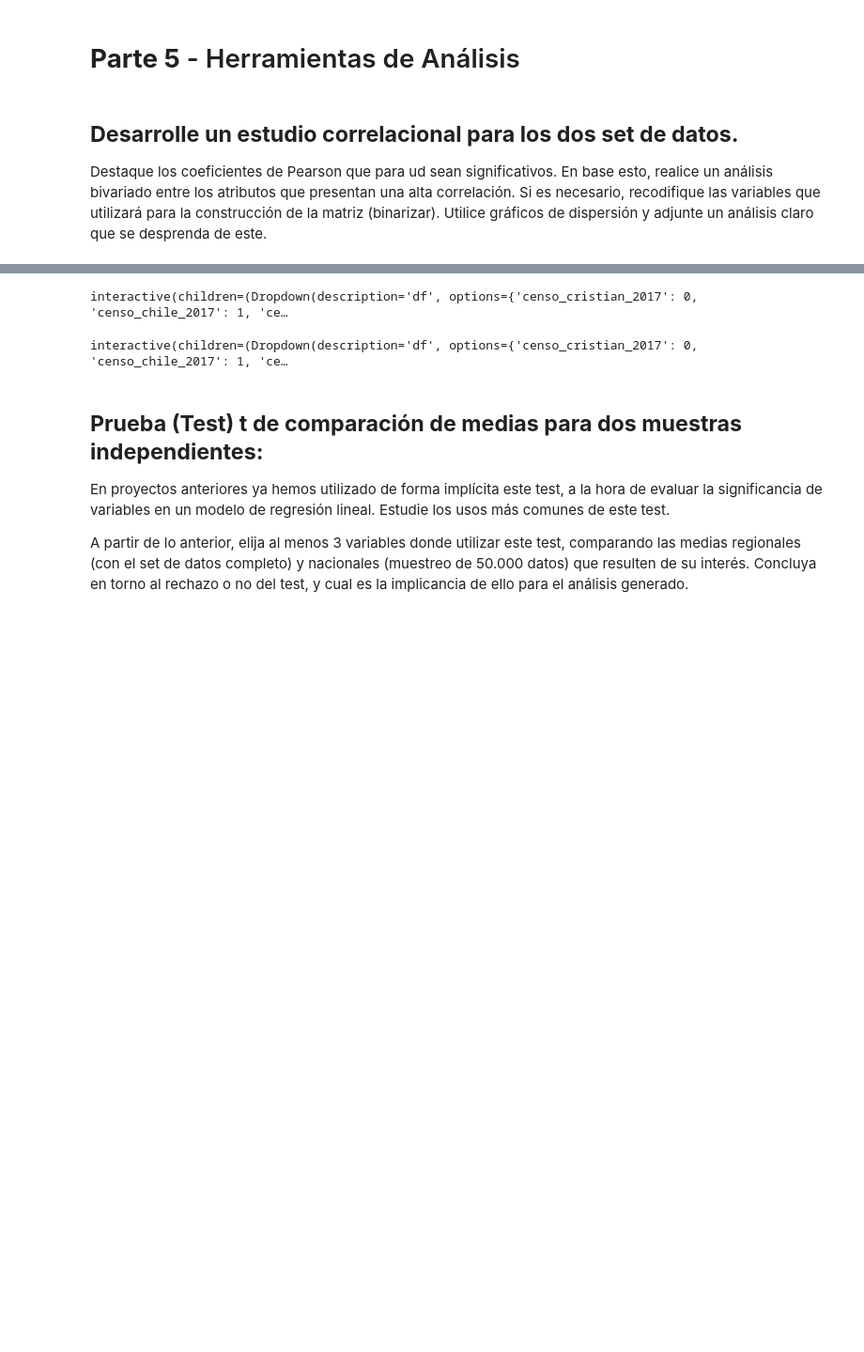
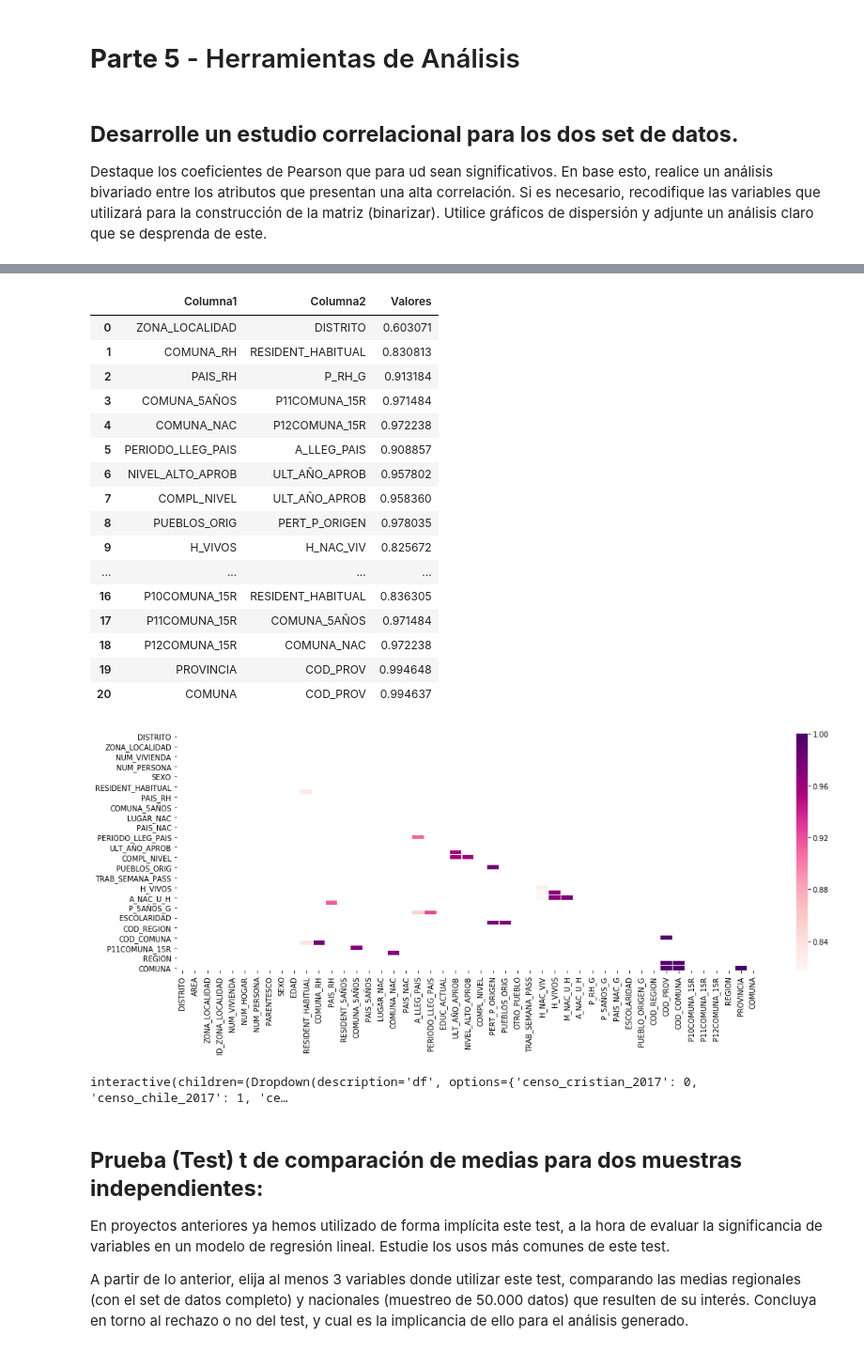
Before and after one commit to cpeschke/Proyectos, a Jupyter notebook: Proyecto 09/Proyecto Transformacion_de_Datos.ipynb, the cells around one changed output, grey strips where cells are left out. Shown at 94% size. Saved outputs shown, nothing was run; the diff lists cells and outputs as text; code cells hidden in the pictures; blank space fills up the shorter version.

```diff
--- a/Proyecto 09/Proyecto Transformacion_de_Datos.ipynb
+++ b/Proyecto 09/Proyecto Transformacion_de_Datos.ipynb
@@ -875,10 +878,28 @@ data=data.drop(droop,axis=0).reset_index(drop=True)
 # %%
 def listadf(df):
     lista=[censo_cristian_2017,censo_chile_2017,censo_11region]
     return graf_correlacion(lista[df]),display(correlacion_columnas(lista[df]));
-interact(listadf,df={'censo_cristian_2017':0, 'censo_chile_2017':1, 'censo_11region':2});
+# interact(listadf,df={'censo_cristian_2017':0, 'censo_chile_2017':1, 'censo_11region':2});
+listadf(0);
 # %% [output]
-interactive(children=(Dropdown(description='df', options={'censo_cristian_2017': 0, 'censo_chile_2017': 1, 'ce…
+|  | Columna1 | Columna2 | Valores |
+| 0 | ZONA_LOCALIDAD | DISTRITO | 0.603071 |
+| 1 | COMUNA_RH | RESIDENT_HABITUAL | 0.830813 |
+| 2 | PAIS_RH | P_RH_G | 0.913184 |
+| 3 | COMUNA_5AÑOS | P11COMUNA_15R | 0.971484 |
+| 4 | COMUNA_NAC | P12COMUNA_15R | 0.972238 |
+| 5 | PERIODO_LLEG_PAIS | A_LLEG_PAIS | 0.908857 |
+| 6 | NIVEL_ALTO_APROB | ULT_AÑO_APROB | 0.957802 |
+| 7 | COMPL_NIVEL | ULT_AÑO_APROB | 0.958360 |
+| 8 | PUEBLOS_ORIG | PERT_P_ORIGEN | 0.978035 |
+| 9 | H_VIVOS | H_NAC_VIV | 0.825672 |
+| ... | ... | ... | ... |
+| 16 | P10COMUNA_15R | RESIDENT_HABITUAL | 0.836305 |
+| 17 | P11COMUNA_15R | COMUNA_5AÑOS | 0.971484 |
+| 18 | P12COMUNA_15R | COMUNA_NAC | 0.972238 |
+| 19 | PROVINCIA | COD_PROV | 0.994648 |
+| 20 | COMUNA | COD_PROV | 0.994637 |
+[figure, added]
 # %%
 @interact_manual
 def graf_dispersion(df={'censo_cristian_2017':0, 'censo_chile_2017':1, 'censo_11region':2}):
```
Also changed, not shown: parts of 3 cells of this notebook.
